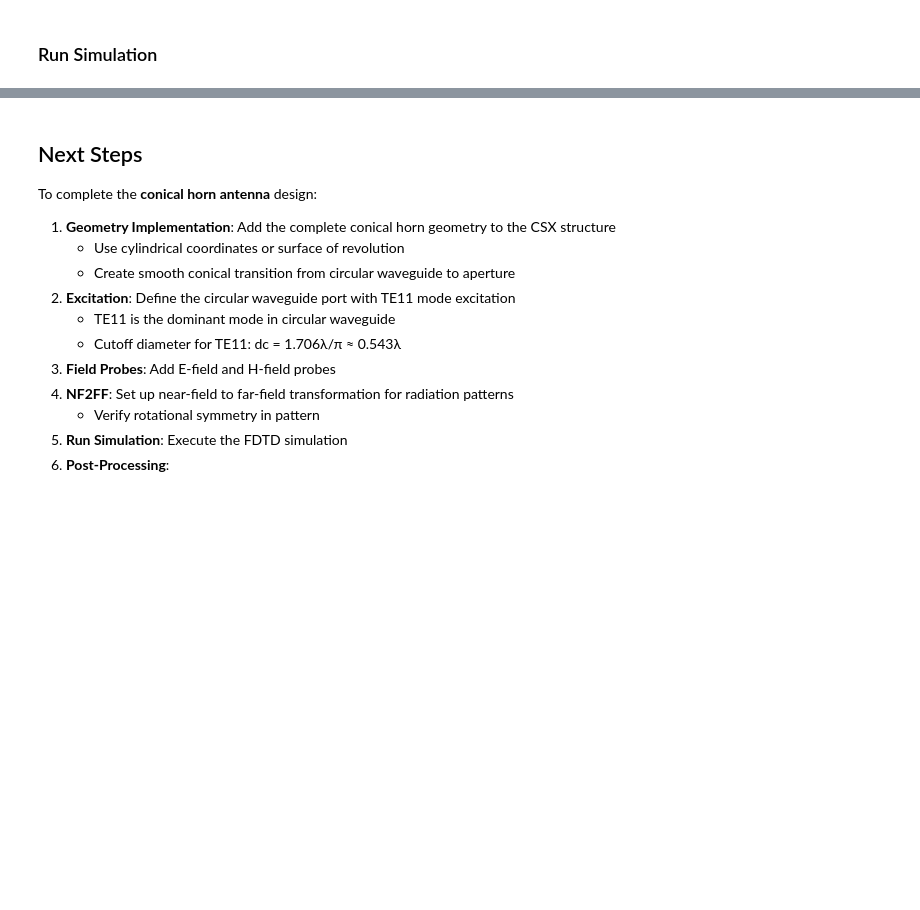
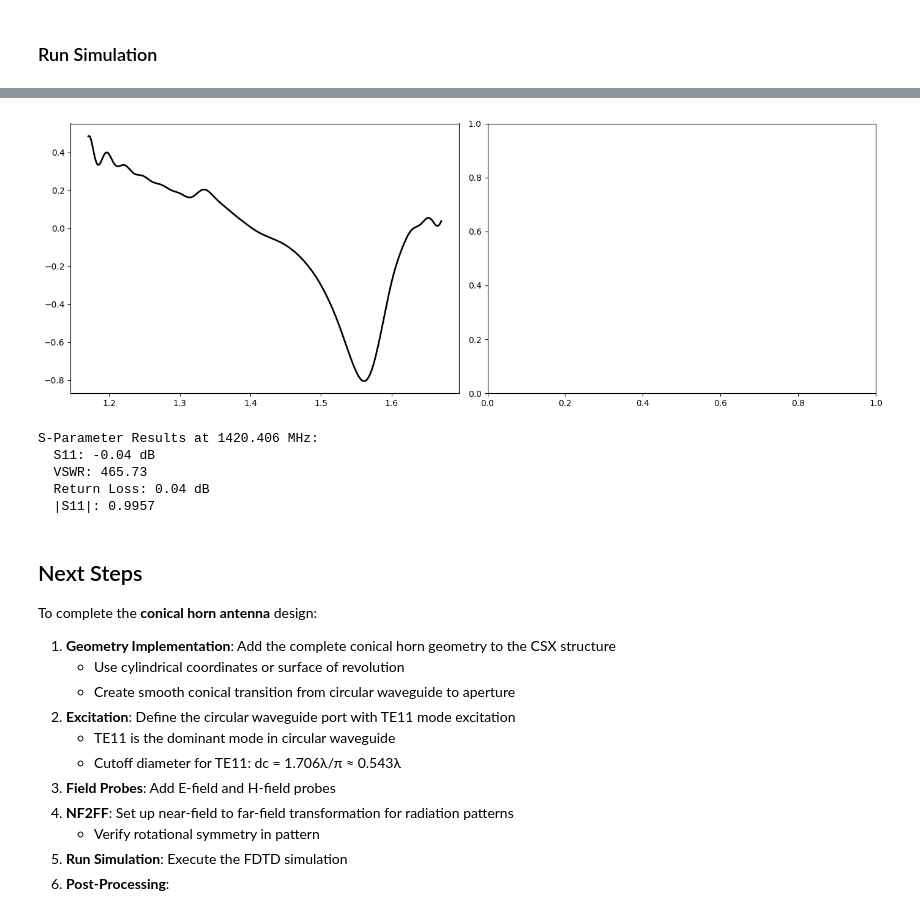
Before and after one commit to RainbowCache/hydrogen-line-horn-antenna, a Jupyter notebook: horn_antenna_design.ipynb, the cells around one changed output, grey strips where cells are left out. Saved outputs shown, nothing was run; the diff lists cells and outputs as text; code cells hidden in the pictures; blank space fills up the shorter version.

Commit message:
Simulation works!!!!

```diff
--- a/horn_antenna_design.ipynb
+++ b/horn_antenna_design.ipynb
@@ -1525,7 +1446,7 @@ if openems_available:
     fig.update_layout(
         title=dict(
             text=f'Interactive 3D Model: Conical Horn Antenna with Circular Waveguide Feed<br>' +
-                 f'<sub>Frequency: {hydrogen_line_frequency_hz/1e9:.4f} GHz (Hydrogen Line) | Use mouse to rotate, zoom, and pan</sub>',
+                 f'<sub>Frequency: {target_center_frequency_hz/1e9:.4f} GHz (Hydrogen Line) | Use mouse to rotate, zoom, and pan</sub>',
             x=0.5,
             xanchor='center',
             font=dict(size=16, color='darkblue')
@@ -1852,3 +1664,45 @@ Post-processing requires completed simulation data
+# %%
+from matplotlib import legend
+
+
+if openems_available:
+        bandwidth_hz = 500e6 # 100 MHz bandwidth
+        f = np.linspace(max(1e9,target_center_frequency_hz - (bandwidth_hz/2)), target_center_frequency_hz + (bandwidth_hz/2),401)
+        port.CalcPort(output_directory, f)
+        s11 = port.uf_ref/port.uf_inc
+        s11_dB = 20.0*np.log10(np.abs(s11))
+
+        # Plot S11 results
+        fig, (ax1, ax2) = plt.subplots(1, 2, figsize=(14, 5))
+
+        # S11 magnitude in dB
+        ax1.plot(f/1e9, s11_dB, 'k-', linewidth=2, label='$S_{11}$')
+        ax1.grid()
+        ax1.legend()
+        ax1.set_ylabel('S-Parameter (dB)')
+        ax1.set_xlabel('Frequency (GHz)')
+
+        plt.tight_layout()
+        plt.show()
+
+        # Print key metrics
+        center_idx = len(f)//2
+        print(f"\nS-Parameter Results at {target_center_frequency_hz/1e6:.3f} MHz:")
+        print(f"  S11: {s11_dB[center_idx]:.2f} dB")
+        print(f"  VSWR: {(1 + np.abs(s11[center_idx])) / (1 - np.abs(s11[center_idx])):.2f}")
+        print(f"  Return Loss: {-s11_dB[center_idx]:.2f} dB")
+        print(f"  |S11|: {np.abs(s11[center_idx]):.4f}")
+
+else:
+    print("⚠ OpenEMS not available.")
+    print("Results visualization requires OpenEMS simulation data.")
+# %% [output]
+[figure, added]
+S-Parameter Results at 1420.406 MHz:
+  S11: -0.04 dB
+  VSWR: 465.73
+  Return Loss: 0.04 dB
+  |S11|: 0.9957
 # %% [markdown]
 ## Next Steps
 
```
Also changed, not shown: parts of 22 cells of this notebook.
